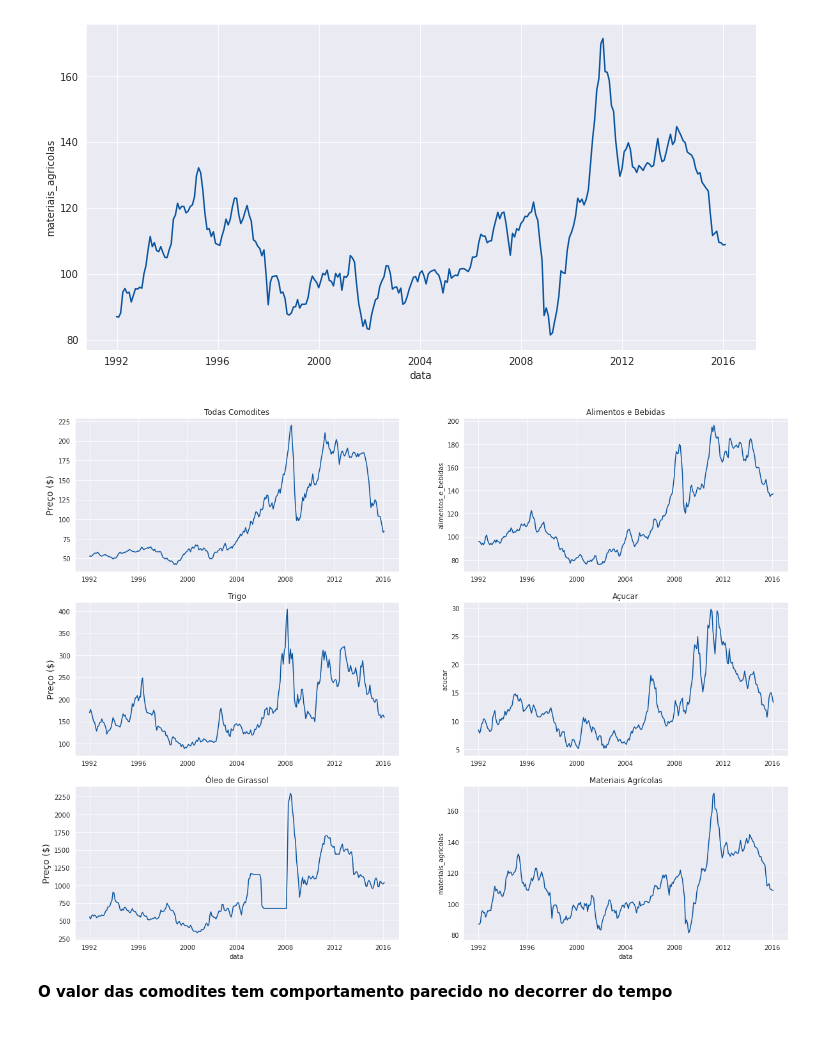
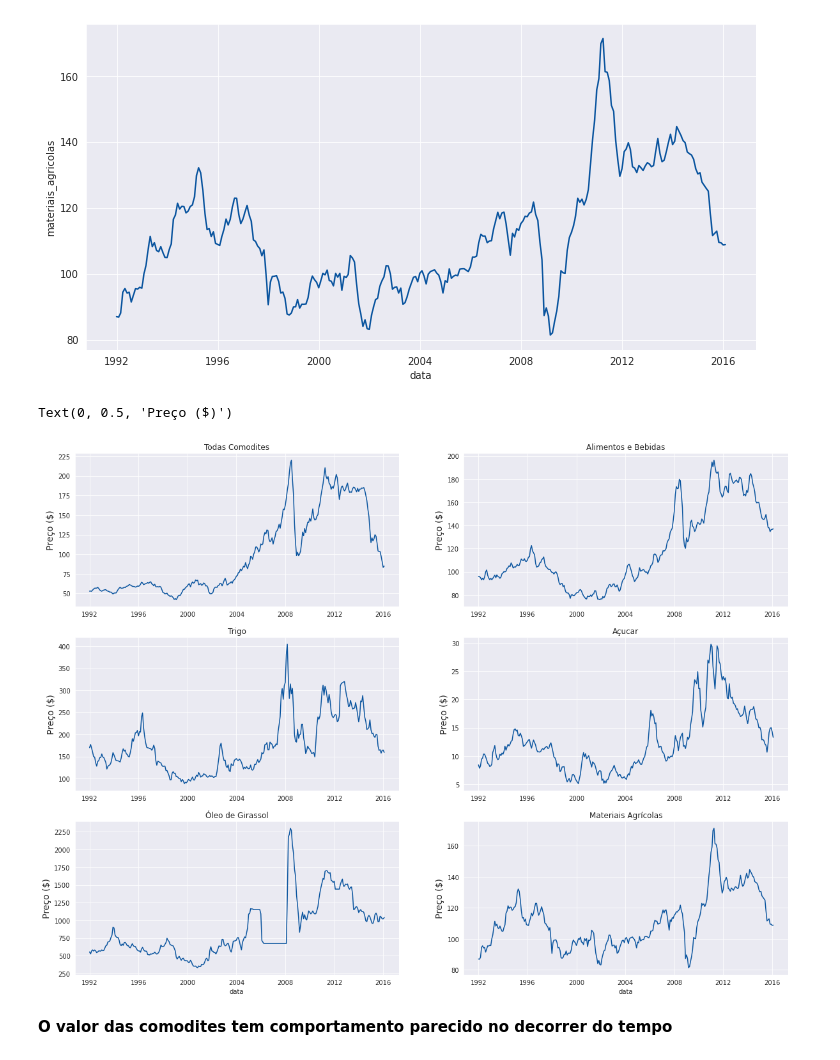
Before and after one commit to thuliocortes/python_junior, a Jupyter notebook: Comodites/Análise Geral I.ipynb, the cells around one changed output. Cells and saved outputs as stored; diff of their text form; code cells hidden in the pictures.

```diff
--- a/Comodites/Análise Geral I.ipynb
+++ b/Comodites/Análise Geral I.ipynb
@@ -71,32 +71,36 @@ import matplotlib.pyplot as plt
 # %%
 plt.figure(figsize = (20,15))
 ax = plt.subplot(3,2,1)
 ax.set_title('Todas Comodites', fontsize = 12)
 ax = sns.lineplot(x = 'data', y = 'todas_comodites', data = dados)
 ax.set_ylabel('Preço ($)', fontsize = 14)
 ax.set_xlabel('', fontsize = 14)
 ax = plt.subplot(3,2,2)
 ax.set_title('Alimentos e Bebidas', fontsize = 12)
 ax = sns.lineplot(x = 'data', y = 'alimentos_e_bebidas', data = dados)
 ax.set_xlabel('', fontsize = 14)
+ax.set_ylabel('Preço ($)', fontsize = 14)
 ax = plt.subplot(3,2,3)
 ax.set_title('Trigo', fontsize = 12)
 ax = sns.lineplot(x = 'data', y = 'trigo', data = dados)
 ax.set_xlabel('', fontsize = 14)
 ax.set_ylabel('Preço ($)', fontsize = 14)
 ax = plt.subplot(3,2,4)
 ax.set_title('Açucar', fontsize = 12)
 ax = sns.lineplot(x = 'data', y = 'acucar', data = dados)
 ax.set_xlabel('', fontsize = 14)
+ax.set_ylabel('Preço ($)', fontsize = 14)
 ax = plt.subplot(3,2,5)
 ax.set_title('Óleo de Girassol', fontsize = 12)
 ax = sns.lineplot(x = 'data', y = 'oleo_girassol', data = dados)
 ax.set_ylabel('Preço ($)', fontsize = 14)
 ax = plt.subplot(3,2,6)
 ax.set_title('Materiais Agrícolas', fontsize = 12)
 ax = sns.lineplot(x = 'data', y = 'materiais_agricolas', data = dados)
+ax.set_ylabel('Preço ($)', fontsize = 14)
 # %% [output]
+Text(0, 0.5, 'Preço ($)')
-[figure, old version]
+[figure, new version]
 # %% [markdown]
 **O valor das comodites tem comportamento parecido no decorrer do tempo**
 # %%
```
Also changed, not shown: parts of 4 cells of this notebook.
